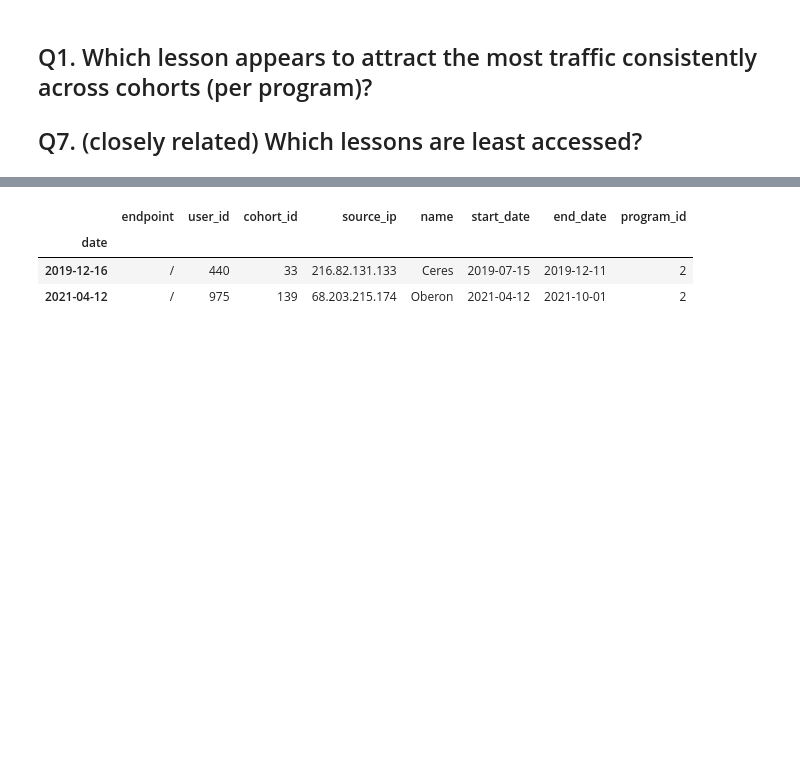
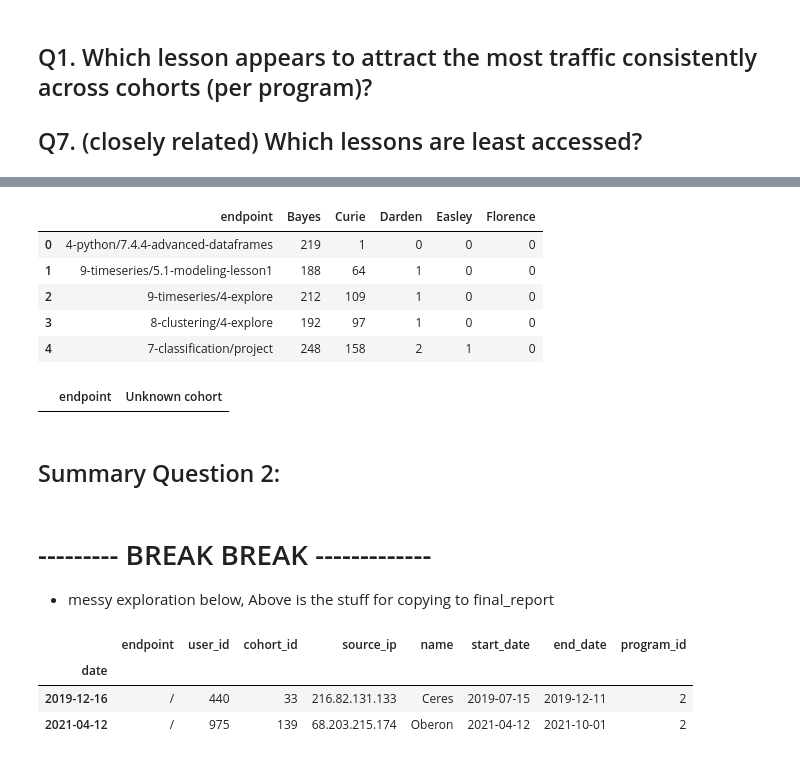
Before and after one commit to codeup-divergence/project-anomaly-detection, a Jupyter notebook: corey_explore.ipynb, the cells around one changed output, grey strips where cells are left out. Drawn from its saved outputs; the diff is of its cells as text; code cells hidden in the pictures; blank space fills up the shorter version.

Commit message:
Q1,2,7 in corey_explore

```diff
--- a/corey_explore.ipynb
+++ b/corey_explore.ipynb
@@ -86,3 +274,25 @@ Freq: D, Name: endpoint, Length: 1182, dtype: int64
+# %%
+# get the pages that some cohorts looked at a lot, but other cohorts did not for program 3
+p3_mm_pages = get_mismatch_pages(p3_df)
+p3_mm_pages.head()
+# %% [output]
+|  | endpoint | Bayes | Curie | Darden | Easley | Florence |
+| 0 | 4-python/7.4.4-advanced-dataframes | 219 | 1 | 0 | 0 | 0 |
+| 1 | 9-timeseries/5.1-modeling-lesson1 | 188 | 64 | 1 | 0 | 0 |
+| 2 | 9-timeseries/4-explore | 212 | 109 | 1 | 0 | 0 |
+| 3 | 8-clustering/4-explore | 192 | 97 | 1 | 0 | 0 |
+| 4 | 7-classification/project | 248 | 158 | 2 | 1 | 0 |
+# %%
+# get the pages that some cohorts looked at a lot, but other cohorts did not for program 0 (Unknown)
+p0_mm_pages = get_mismatch_pages(p0_df)
+p0_mm_pages.head()
+# %% [output]
+|  | endpoint | Unknown cohort |
+# %% [markdown]
+## Summary Question 2:
+# %% [markdown]
+# ---------  BREAK BREAK -------------
+- messy exploration below, Above is the stuff for copying to final_report
 # %%
 # 50313 rows with '/' as the endpoint. This is what the text file has.
 # I will ignore these for the sake of exploration
```
Also changed, not shown: parts of 17 cells of this notebook.
